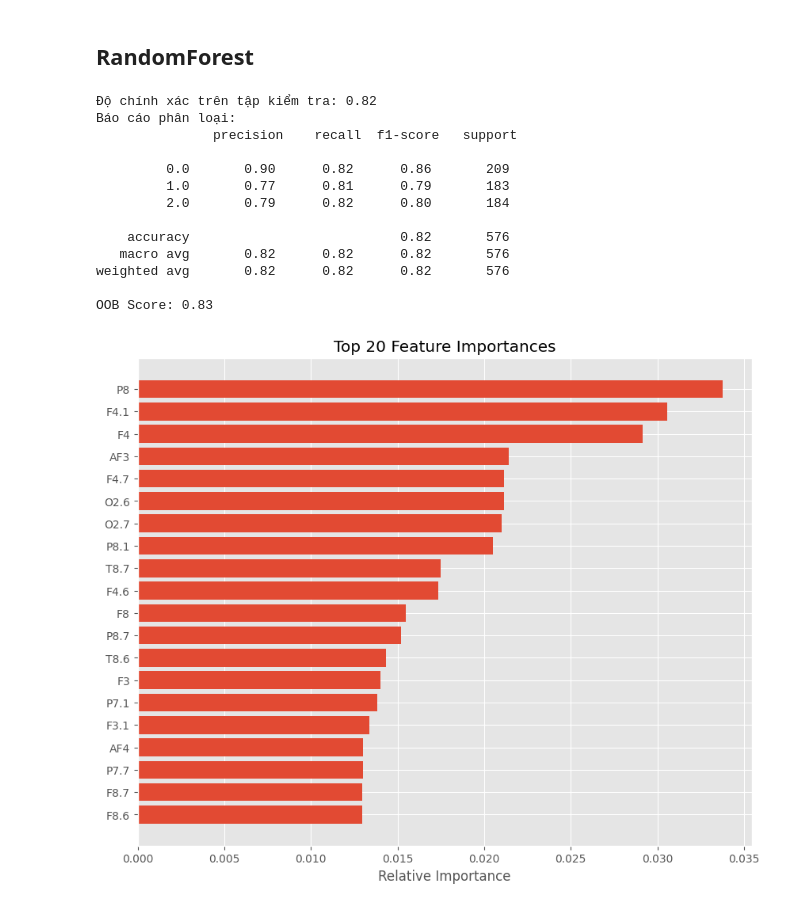
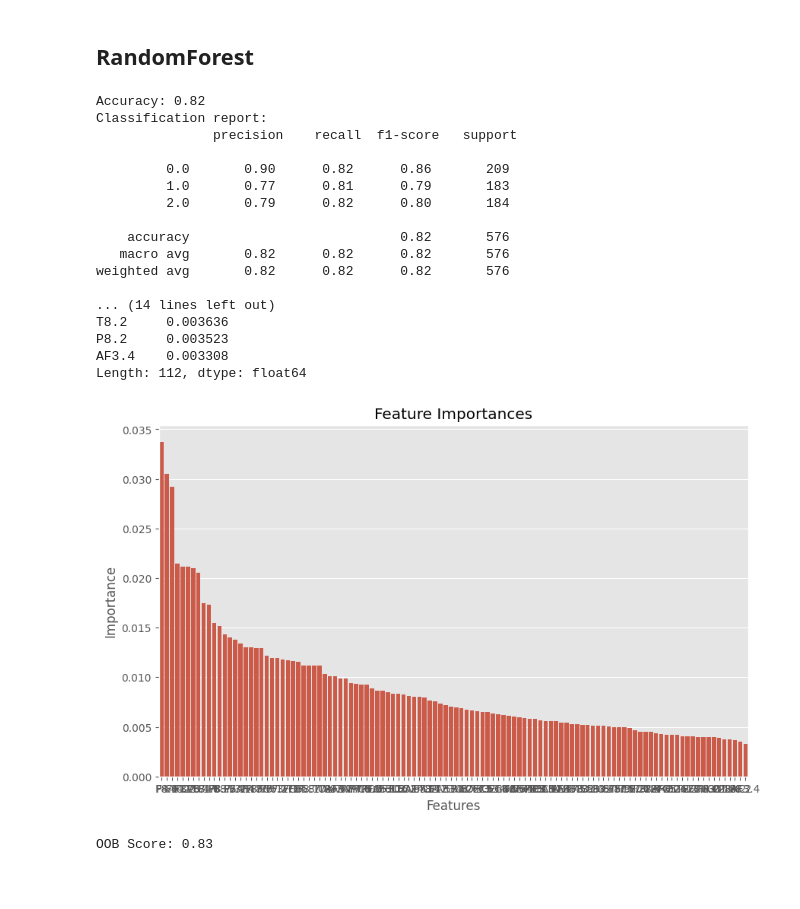
Before and after one commit to ITDSIU20094/Classification-of-EMOTIV-EPOC-, a Jupyter notebook: Project.ipynb, the cells around one changed output. Saved outputs shown, nothing was run; the diff lists cells and outputs as text; code cells hidden in the pictures; blank space fills up the shorter version.

```diff
--- a/Project.ipynb
+++ b/Project.ipynb
@@ -267,39 +266,53 @@ Bước	Mức độ quan trọng	Khi nào cần?
 # %%
 X = a.drop(columns=['Class'])
 y = a['Class']
 X_train, X_test, y_train, y_test = train_test_split(X, y, test_size=0.2, random_state=42)
+
+# Random Forest Classifier
 model = RandomForestClassifier(n_estimators=100, max_depth=10, random_state=42, oob_score=True)
 model.fit(X_train, y_train)
 y_pred = model.predict(X_test)
 accuracy = accuracy_score(y_test, y_pred)
-print(f"Độ chính xác trên tập kiểm tra: {accuracy:.2f}")
-print("Báo cáo phân loại:\n", classification_report(y_test, y_pred))
-# feature_importances = model.feature_importances_
-# print("Important features:", feature_importances)
-# Lỗi Out-of-Bag (OOB) - chỉ áp dụng khi oob_score=True
-print(f"OOB Score: {model.oob_score_:.2f}")
+print(f"Accuracy: {accuracy:.2f}")
+print("Classification report:\n", classification_report(y_test, y_pred))
+
+# Confusion Matrix
+conf_matrix = confusion_matrix(y_test, y_pred)
+print("Confusion Matrix:\n", conf_matrix)
+
+# Feature Importance
+print("\nFeature Importances:")
+importances = model.feature_importances_
+feature_importances_series = pd.Series(importances, index=X.columns)
+sorted_importances = feature_importances_series.sort_values(ascending=False)
+print(sorted_importances)
+# Plotting Feature Importances
+plt.figure(figsize=(10, 6))
+sns.barplot(x=sorted_importances.index, y=sorted_importances.values)
+plt.title('Feature Importances')
+plt.xlabel('Features')
+plt.ylabel('Importance')
+plt.show()
+
+# The error Out-of-Bag (OOB) - chỉ áp dụng khi oob_score=True
+print(f"\nOOB Score: {model.oob_score_:.2f}")
 # %% [output]
-Độ chính xác trên tập kiểm tra: 0.82
-Báo cáo phân loại:
+Accuracy: 0.82
+Classification report:
                precision    recall  f1-score   support
 
          0.0       0.90      0.82      0.86       209
          1.0       0.77      0.81      0.79       183
          2.0       0.79      0.82      0.80       184
 
     accuracy                           0.82       576
    macro avg       0.82      0.82      0.82       576
 weighted avg       0.82      0.82      0.82       576
 
-OOB Score: 0.83
+... (14 lines left out)
+T8.2     0.003636
+P8.2     0.003523
+AF3.4    0.003308
+Length: 112, dtype: float64
+[figure, added]
+OOB Score: 0.83
-# %%
-importances = model.feature_importances_
-indices = np.argsort(importances)[-20:]  # Top 20
-plt.figure(figsize=(10, 8))
-plt.title("Top 20 Feature Importances")
-plt.barh(range(len(indices)), importances[indices], align='center')
-plt.yticks(range(len(indices)), [X.columns[i] for i in indices])
-plt.xlabel("Relative Importance")
-plt.show()
-# %% [output]
-[figure, removed]
```
Also changed, not shown: parts of 5 cells of this notebook.
